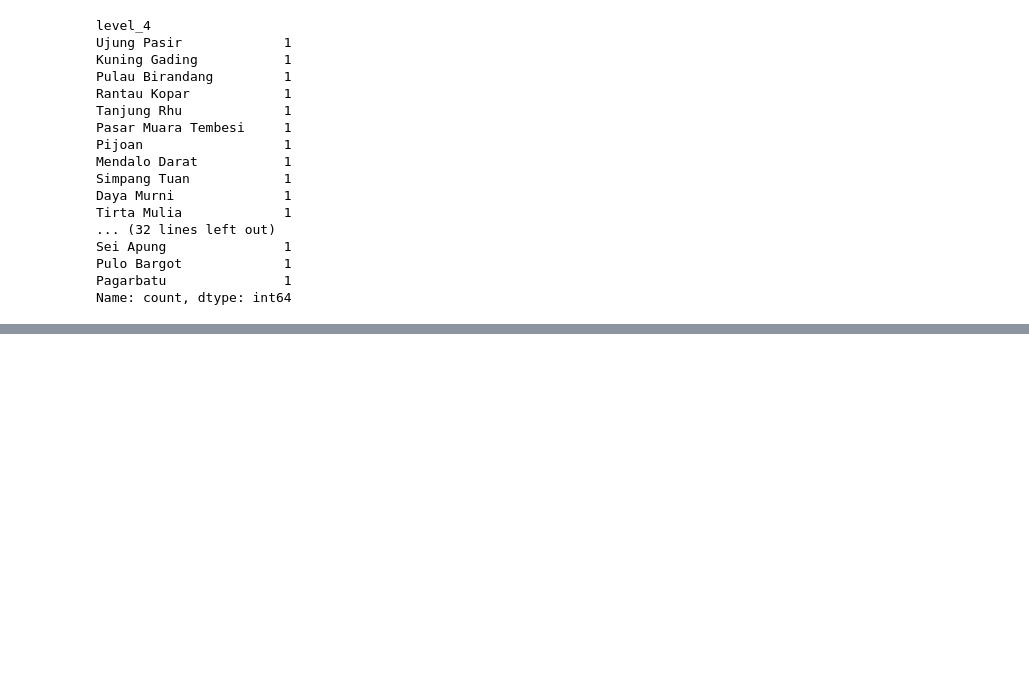
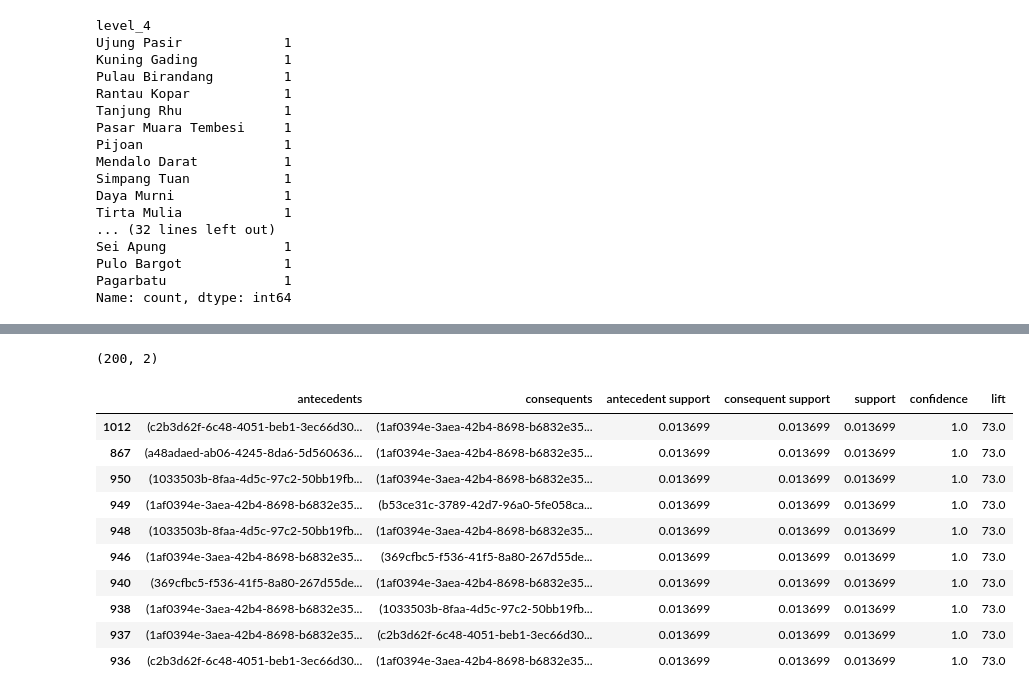
Before and after one commit to tksy1227/ICP_Group5, a Jupyter notebook: final_recsys_model.ipynb, the cells around one changed output, grey strips where cells are left out. Drawn from its saved outputs; the diff is of its cells as text; code cells hidden in the pictures; blank space fills up the shorter version.

```diff
--- a/final_recsys_model.ipynb
+++ b/final_recsys_model.ipynb
@@ -962,0 +975,3 @@ Name: count, dtype: int64
+# %%
+merged_data = merged_data.merge(product_df, on='product_id')
+merged_data.head()
@@ -962,0 +1040,13 @@ Name: count, dtype: int64
+# %%
+# define season type in indonesia
+from datetime import datetime
+
+def month_to_season(month):
+    if month in [10, 11, 12, 1, 2, 3]:
+        return 'wet_season'
+    else:
+        return 'dry_season'
+
+merged_data['created_at'] = pd.to_datetime(merged_data['created_at_utc0'], unit='ms')
+merged_data['season'] = merged_data['created_at'].dt.month.apply(month_to_season)
+merged_data.head()
@@ -962,0 +1090,11 @@ Name: count, dtype: int64
+# %%
+# Use only the current season
+current_season = month_to_season(datetime.now().month)
+season_data = merged_data[merged_data['season'] == current_season]
+
+# Create a basket matrix (user x product) where each entry is 1 if the user purchased the product, 0 otherwise
+basket = merged_data.groupby(['user_id', 'product_id'])['quantity'].sum().unstack().fillna(0)
+
+# Convert quantities to binary format: 1 if product was purchased, 0 if not
+basket = basket.applymap(lambda x: 1 if x > 0 else 0)
+basket.head()
@@ -962,0 +1113,7 @@ Name: count, dtype: int64
+# %%
+# Apply the Apriori algorithm to find frequent itemsets
+# min_support=0.01 means only include itemsets purchased by at least 1% of all users
+frequent_itemsets = apriori(basket, min_support=0.01, use_colnames=True)
+
+# Display the top 10 most frequent itemsets, sorted by support
+frequent_itemsets.sort_values(by="support", ascending=False).head(10)
@@ -962,0 +1141,24 @@ Name: count, dtype: int64
+# %%
+frequent_itemsets.shape
+# %% [output]
+(200, 2)
+# %%
+# Generate association rules from the frequent itemsets
+# metric="confidence" specifies that rules must meet a minimum confidence level
+# min_threshold=0.1 means only include rules where the confidence is at least 10%
+rules = association_rules(frequent_itemsets, metric="confidence", min_threshold=0.1)
+
+# Display top 10 strongest rules based on lift
+rules[['antecedents', 'consequents', 'antecedent support', 'consequent support', 'support', 'confidence', 'lift']].sort_values(by='lift', ascending=False).head(10)
+# %% [output]
+|  | antecedents | consequents | antecedent support | consequent support | support | confidence | lift |
+| 1012 | (c2b3d62f-6c48-4051-beb1-3ec66d30... | (1af0394e-3aea-42b4-8698-b6832e35... | 0.013699 | 0.013699 | 0.013699 | 1.0 | 73.0 |
+| 867 | (a48adaed-ab06-4245-8da6-5d560636... | (1af0394e-3aea-42b4-8698-b6832e35... | 0.013699 | 0.013699 | 0.013699 | 1.0 | 73.0 |
+| 950 | (1033503b-8faa-4d5c-97c2-50bb19fb... | (1af0394e-3aea-42b4-8698-b6832e35... | 0.013699 | 0.013699 | 0.013699 | 1.0 | 73.0 |
+| 949 | (1af0394e-3aea-42b4-8698-b6832e35... | (b53ce31c-3789-42d7-96a0-5fe058ca... | 0.013699 | 0.013699 | 0.013699 | 1.0 | 73.0 |
+| 948 | (1033503b-8faa-4d5c-97c2-50bb19fb... | (1af0394e-3aea-42b4-8698-b6832e35... | 0.013699 | 0.013699 | 0.013699 | 1.0 | 73.0 |
+| 946 | (1af0394e-3aea-42b4-8698-b6832e35... | (369cfbc5-f536-41f5-8a80-267d55de... | 0.013699 | 0.013699 | 0.013699 | 1.0 | 73.0 |
+| 940 | (369cfbc5-f536-41f5-8a80-267d55de... | (1af0394e-3aea-42b4-8698-b6832e35... | 0.013699 | 0.013699 | 0.013699 | 1.0 | 73.0 |
+| 938 | (1af0394e-3aea-42b4-8698-b6832e35... | (1033503b-8faa-4d5c-97c2-50bb19fb... | 0.013699 | 0.013699 | 0.013699 | 1.0 | 73.0 |
+| 937 | (1af0394e-3aea-42b4-8698-b6832e35... | (c2b3d62f-6c48-4051-beb1-3ec66d30... | 0.013699 | 0.013699 | 0.013699 | 1.0 | 73.0 |
+| 936 | (c2b3d62f-6c48-4051-beb1-3ec66d30... | (1af0394e-3aea-42b4-8698-b6832e35... | 0.013699 | 0.013699 | 0.013699 | 1.0 | 73.0 |
```
Also changed, not shown: parts of 25 cells of this notebook.
